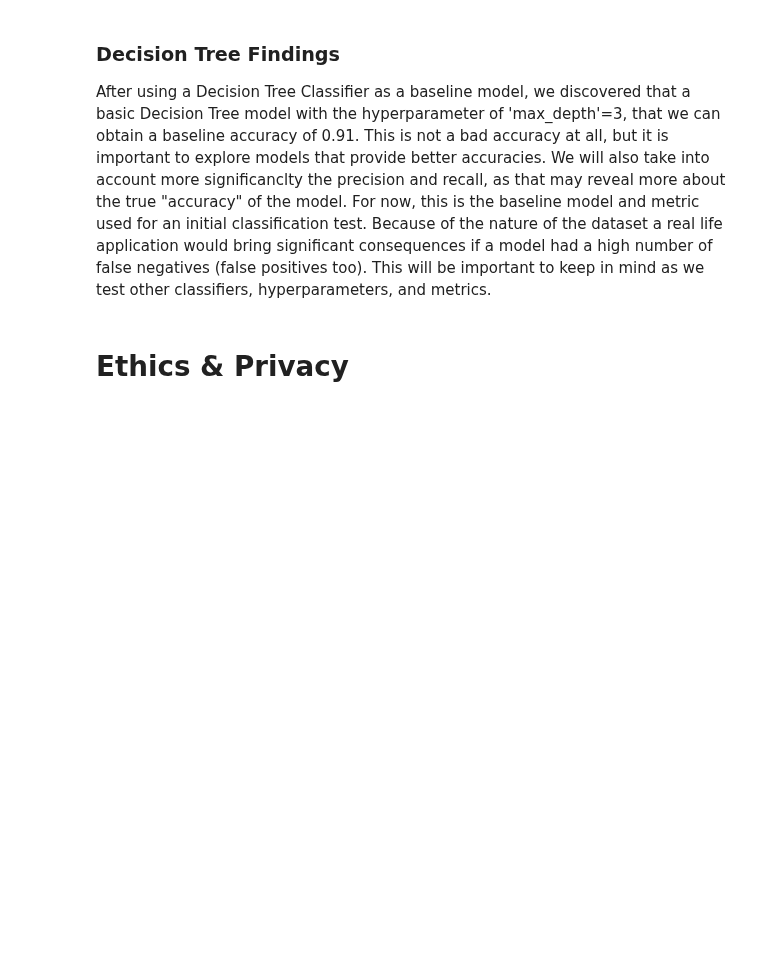
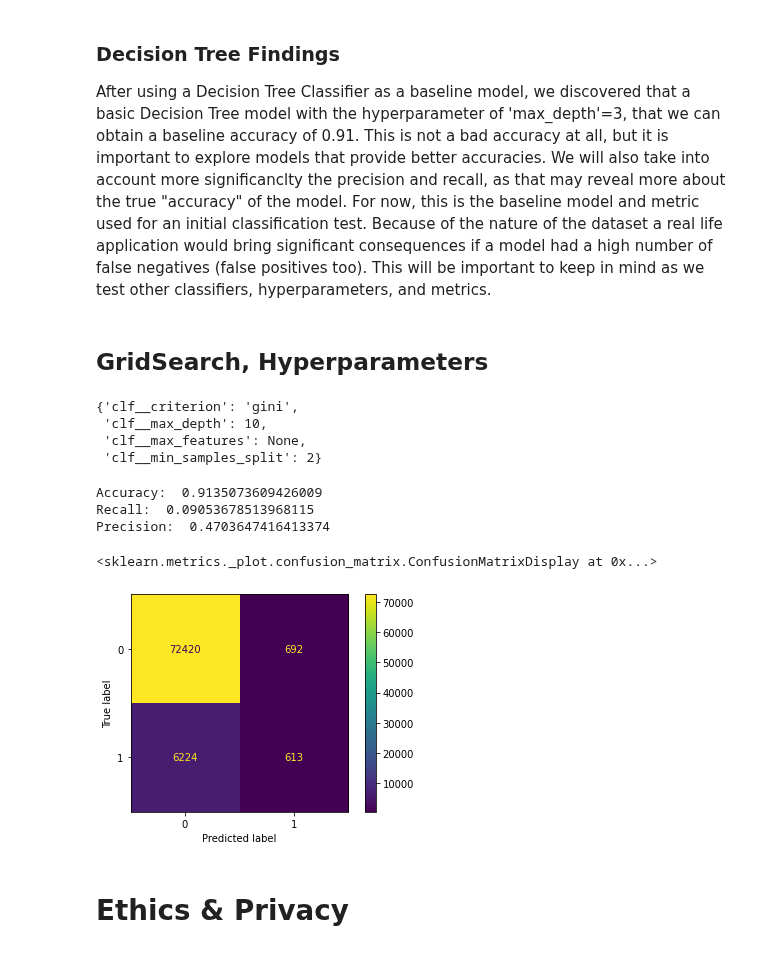
Before and after one commit to COGS118A/Group023-Sp22, a Jupyter notebook: Checkpoint_group023.ipynb, the cells around one changed output. Saved outputs shown, nothing was run; the diff lists cells and outputs as text; code cells hidden in the pictures; blank space fills up the shorter version.

Commit message:
Added GridSearch DT

```diff
--- a/Checkpoint_group023.ipynb
+++ b/Checkpoint_group023.ipynb
@@ -290,3 +307,5 @@ plt.show()
 ### Decision Tree Findings
 
 After using a Decision Tree Classifier as a baseline model, we discovered that a basic Decision Tree model with the hyperparameter of 'max_depth'=3, that we can obtain a baseline accuracy of 0.91. This is not a bad accuracy at all, but it is important to explore models that provide better accuracies. We will also take into account more significanclty the precision and recall, as that may reveal more about the true "accuracy" of the model. For now, this is the baseline model and metric used for an initial classification test. Because of the nature of the dataset a real life application would bring significant consequences if a model had a high number of false negatives (false positives too). This will be important to keep in mind as we test other classifiers, hyperparameters, and metrics.
+# %% [markdown]
+## GridSearch, Hyperparameters
@@ -293,3 +320,38 @@ After using a Decision Tree Classifier as a baseline model, we discovered that a
+# %%
+pipe_dt = Pipeline([
+    ("clf", DecisionTreeClassifier())
+])
+
+params = {
+    "clf__max_depth": [3, 5, 10, 15],
+    "clf__min_samples_split": [2, 3, 4],
+    "clf__criterion": ["gini", "entropy"],
+    "clf__max_features": [None, "sqrt", "log2"]
+}
+
+search = GridSearchCV(pipe_dt, params, n_jobs= -1, cv= 5, scoring= "recall")
+search.fit(X_train, y_train)
+print()
+# %%
+search.best_params_
+# %% [output]
+{'clf__criterion': 'gini',
+ 'clf__max_depth': 10,
+ 'clf__max_features': None,
+ 'clf__min_samples_split': 2}
+# %%
+print("Accuracy: ", accuracy_score(y_test, search.predict(X_test)))
+print("Recall: ", recall_score(y_test, search.predict(X_test)))
+print("Precision: ", precision_score(y_test, search.predict(X_test)))
+# %% [output]
+Accuracy:  0.9135073609426009
+Recall:  0.09053678513968115
+Precision:  0.4703647416413374
+# %%
+ConfusionMatrixDisplay(confusion_matrix(y_test, search.predict(X_test))).plot()
+# %% [output]
+<sklearn.metrics._plot.confusion_matrix.ConfusionMatrixDisplay at 0x...>
+[figure, added]
 # %% [markdown]
 # Ethics & Privacy
 # %% [markdown]
```
Also changed, not shown: parts of 4 cells of this notebook, 1 other file.
